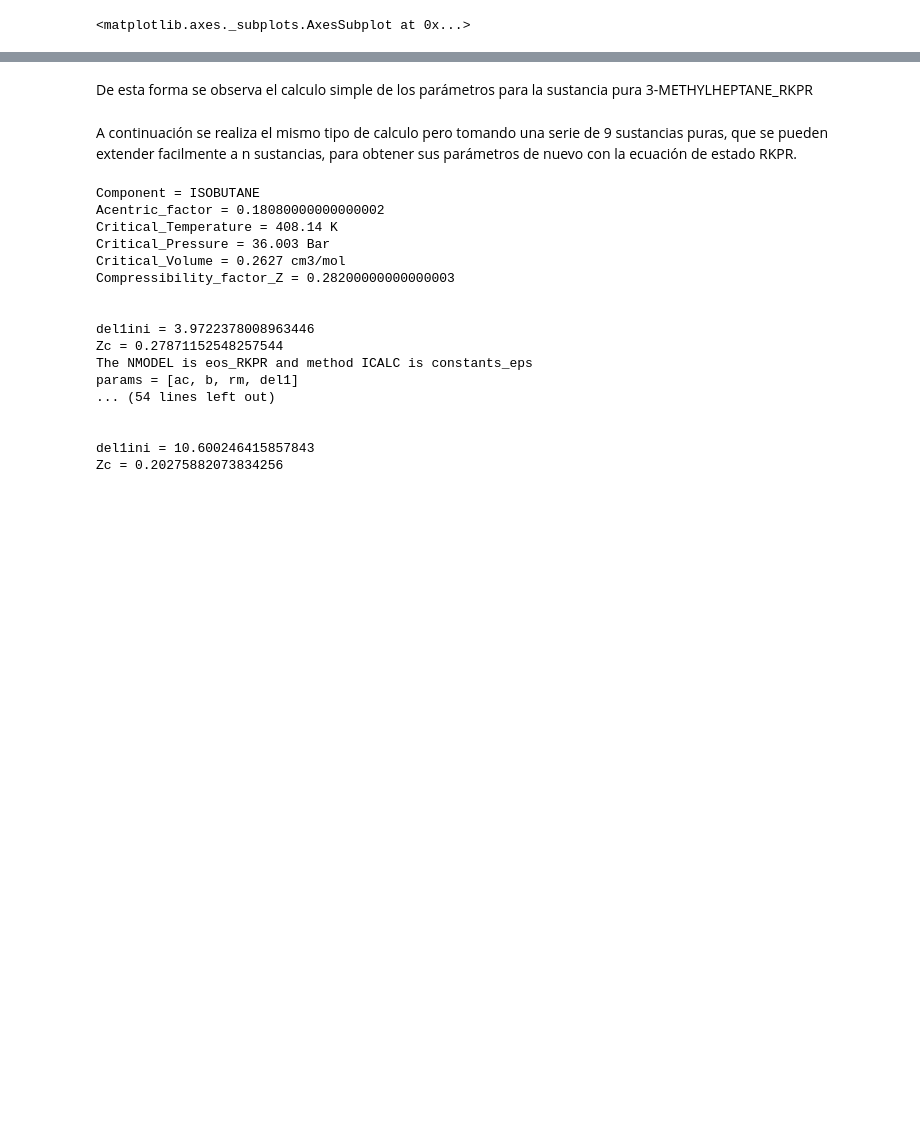
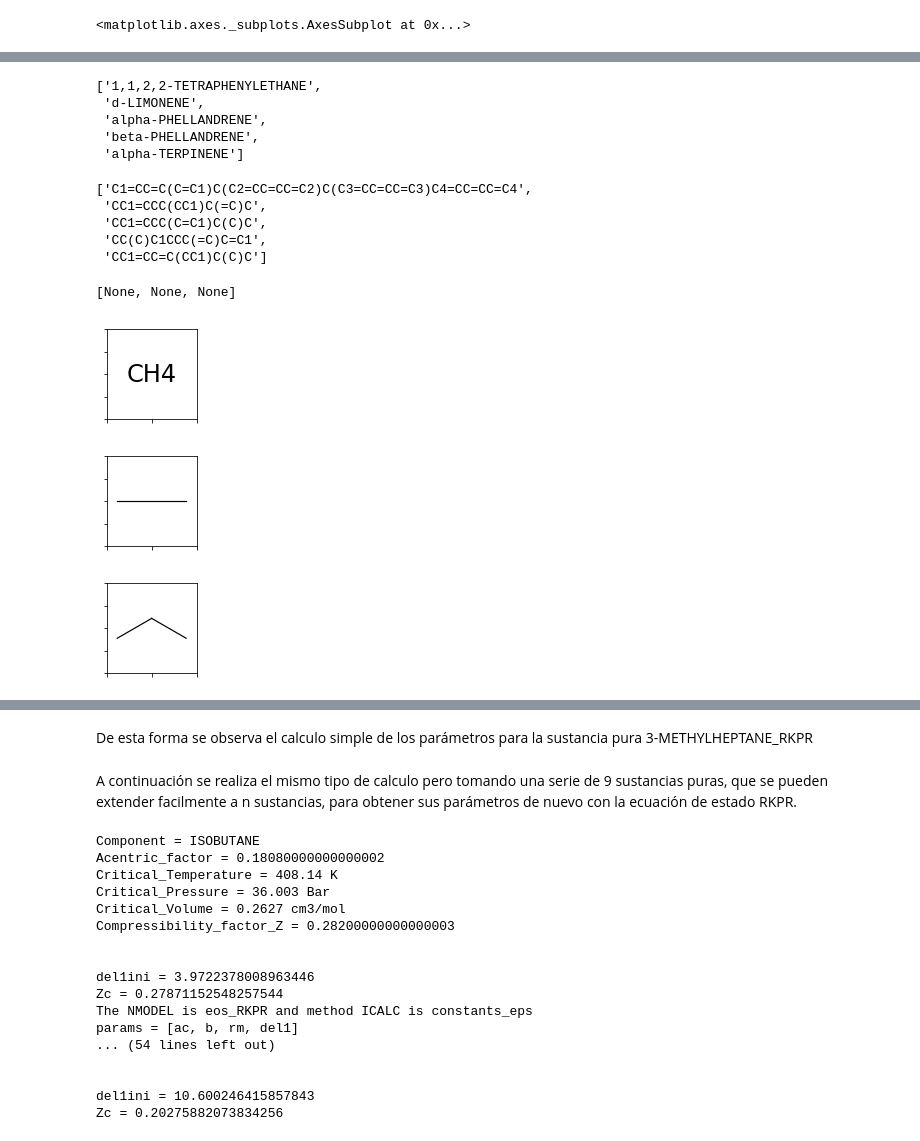
Before and after one commit to pysg/pyther, a Jupyter notebook: Parámetros de ecuaciones de estado (SRK, PR, RKPR)-Red Neuronal.ipynb, the cells around one changed output, grey strips where cells are left out. Saved outputs shown, nothing was run; the diff lists cells and outputs as text; code cells hidden in the pictures; blank space fills up the shorter version.

```diff
--- a/Parámetros de ecuaciones de estado (SRK, PR, RKPR)-Red Neuronal.ipynb
+++ b/Parámetros de ecuaciones de estado (SRK, PR, RKPR)-Red Neuronal.ipynb
@@ -701,0 +735,3 @@ data_check.plot()
+# %%
+moleculaSmiles = get_compounds(molecula, 'name')[0].canonical_smiles
+moleculaSmiles
@@ -701,0 +761,45 @@ data_check.plot()
+# %%
+#moleculaSmiles = np.chararray(10)
+#moleculaSmiles = []
+
+def names_to_smiles(name_componet):
+
+    ##for i, name in enumerate(name_componets):
+        # query for cid first in order to avoid timeouterror
+    ##    moleculaSmiles[i] = get_compounds(name, 'name')[0].canonical_smiles
+    ##    print(moleculaSmiles)
+        #cid = get_cids(compound, 'name')[0]
+        #smiles = get_compounds(cid)[0].canonical_smiles
+    cid = get_cids(name_componet, 'name')[0]
+    moleculaSmiles = get_compounds(cid)[0].canonical_smiles
+
+    #moleculaSmiles = get_compounds(name, 'name')[0].canonical_smiles
+
+    return moleculaSmiles
+# %%
+name_componets[40:43] #ensayo 2
+name_componets[140:143] #ensayo 3
+name_componets[340:345] #ensayo 4
+# %% [output]
+['1,1,2,2-TETRAPHENYLETHANE',
+ 'd-LIMONENE',
+ 'alpha-PHELLANDRENE',
+ 'beta-PHELLANDRENE',
+ 'alpha-TERPINENE']
+# %%
+#dppr_smiles = names_to_smiles(name_componets[:3])
+
+
+dppr_smiles = [names_to_smiles(name) for name in name_componets[340:345]]
+
+#smiles_map = {}
+#for i in drugs:
+#    smiles_map[i] = compound_to_smiles(i)
+# %%
+dppr_smiles
+# %% [output]
+['C1=CC=C(C=C1)C(C2=CC=CC=C2)C(C3=CC=CC=C3)C4=CC=CC=C4',
+ 'CC1=CCC(CC1)C(=C)C',
+ 'CC1=CCC(C=C1)C(C)C',
+ 'CC(C)C1CCC(=C)C=C1',
+ 'CC1=CC=C(CC1)C(C)C']
@@ -701,0 +810,14 @@ data_check.plot()
+# %%
+def graficarMolecula(smiles):
+
+    molecula_D = Chem.MolFromSmiles(smiles)
+    Draw.MolToMPL(molecula_D, size=(50, 50))
+# %%
+# ensayo 1
+
+[graficarMolecula(smiles) for smiles in dppr_smiles]
+# %% [output]
+[None, None, None]
+[figure, added]
+[figure, added]
+[figure, added]
```
Also changed, not shown: parts of 9 cells of this notebook, 3 other files.
